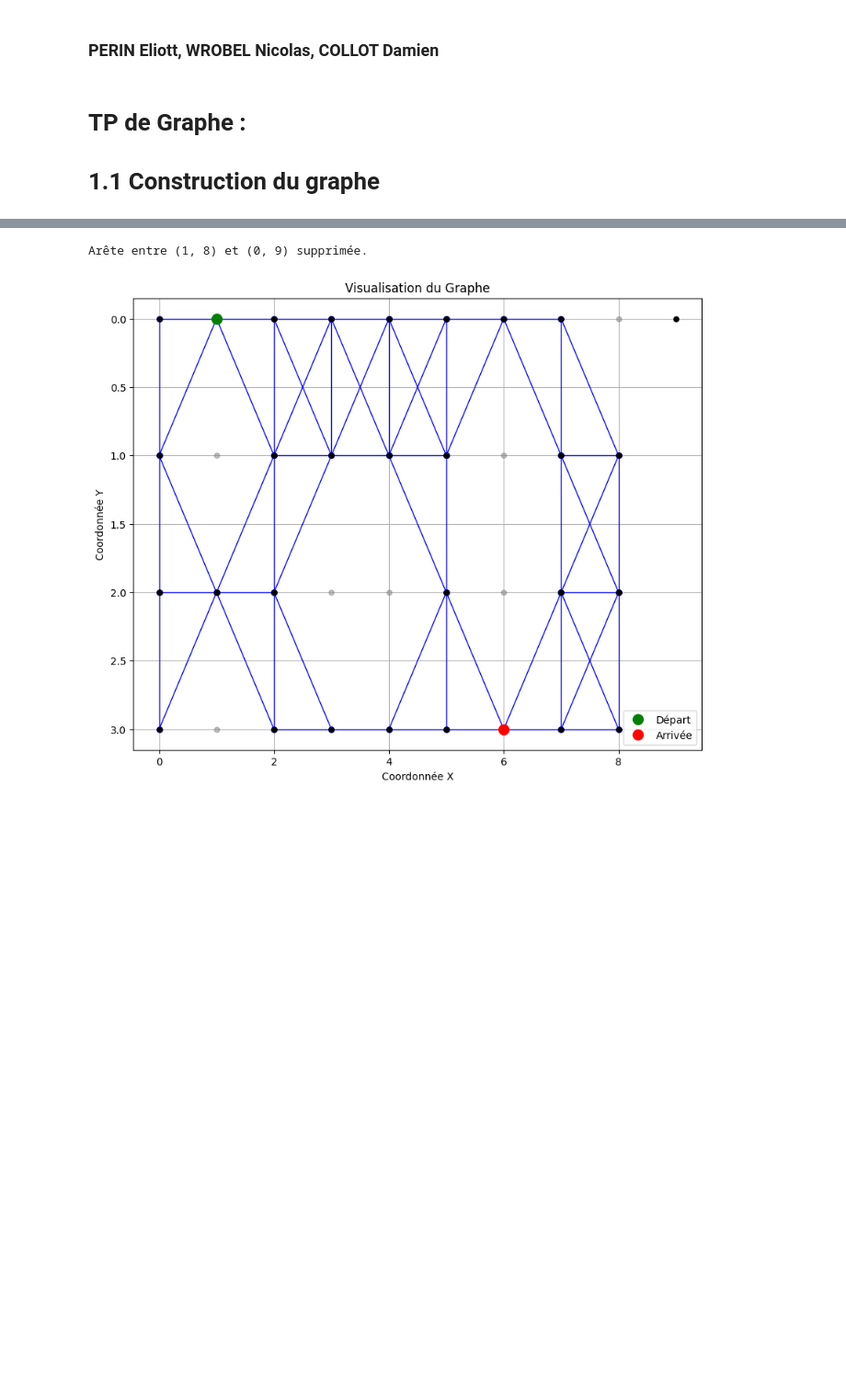
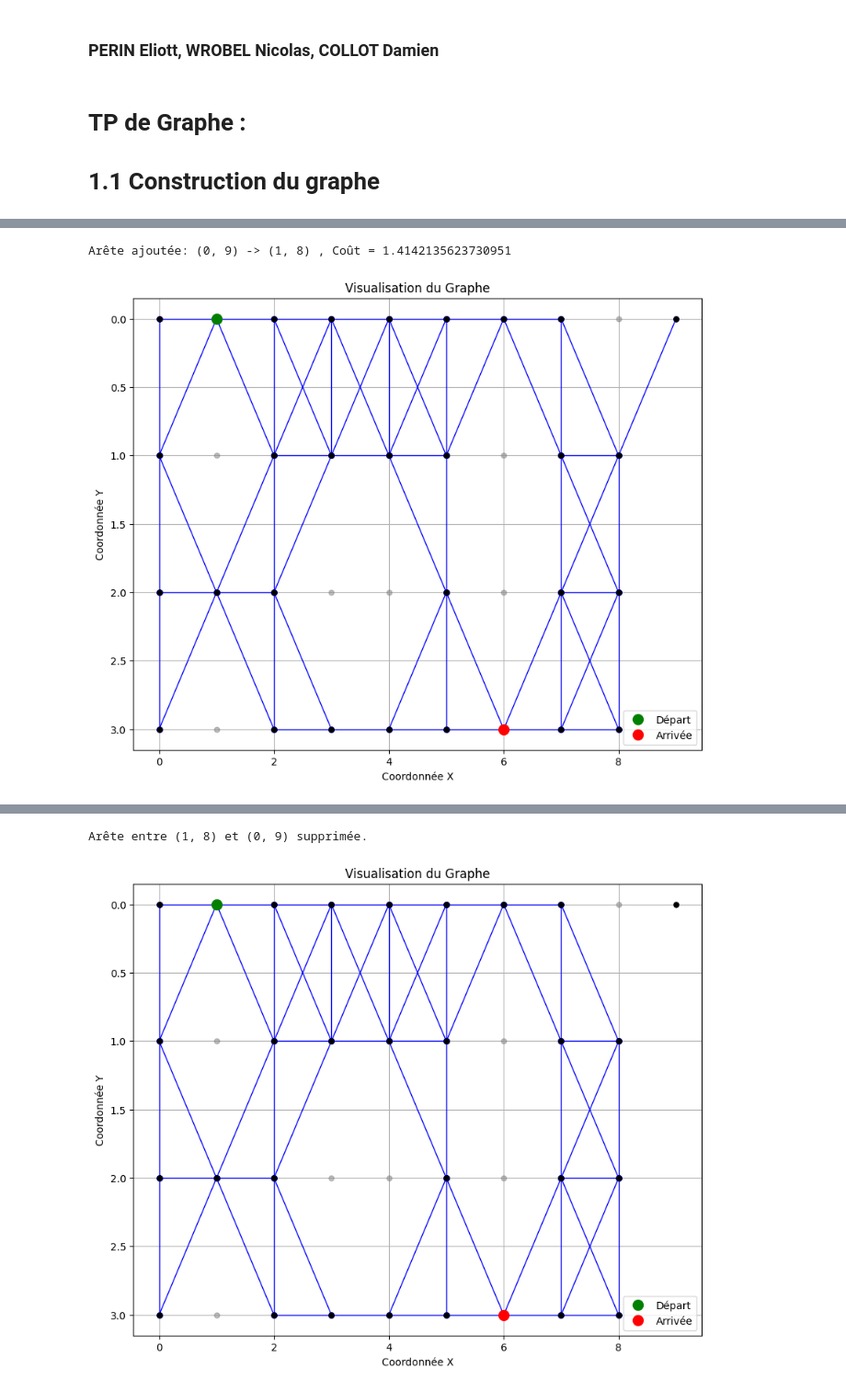
Before and after one commit to Damien-Collot/Graphes, a Jupyter notebook: TP Graphe.ipynb, the cells around one changed output, grey strips where cells are left out. Shown at 92% size. Drawn from its saved outputs; the diff is of its cells as text; code cells hidden in the pictures; blank space fills up the shorter version.

```diff
--- a/TP Graphe.ipynb
+++ b/TP Graphe.ipynb
@@ -187,3 +200,10 @@ Arête déjà existante et non ajoutée.
+# %%
+graphe.ajouter_sommet((0,9),(0,9),1)
+graphe.ajouter_arete((0, 9), (1, 8))
+graphe.tracer_graphe()
+# %% [output]
+Arête ajoutée: (0, 9) -> (1, 8) , Coût = 1.4142135623730951
+[figure, added]
 # %%
 graphe.ajouter_sommet((0,9),(0,9),1)
 graphe.ajouter_arete((0, 9), (1, 8))
```
Also changed, not shown: parts of 8 cells of this notebook, 1 other file.
